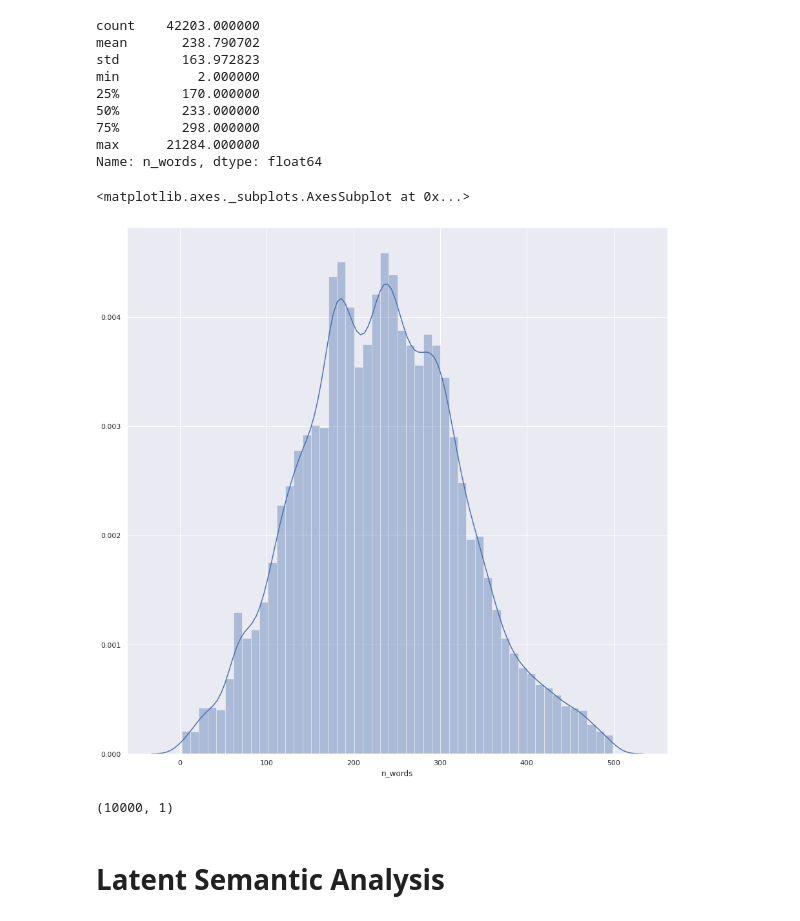
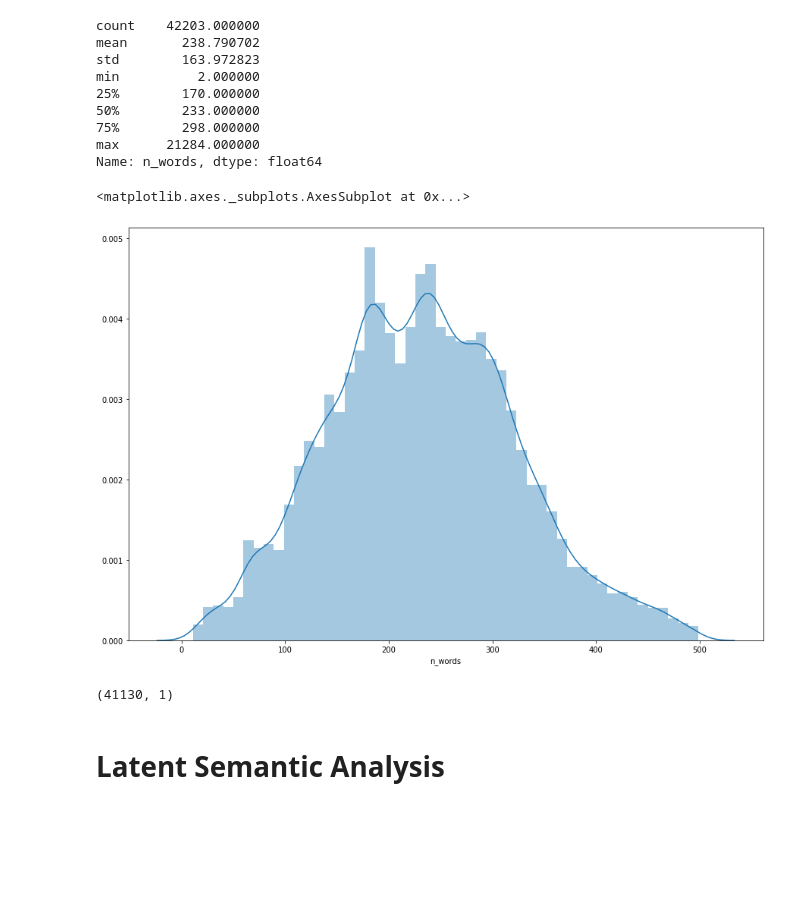
Before and after one commit to Midii-11/IRTM_SARS-COV2, a Jupyter notebook: information_extraction_colab.ipynb, the cells around one changed output. Drawn from its saved outputs; the diff is of its cells as text; code cells hidden in the pictures; blank space fills up the shorter version.

```diff
--- a/information_extraction_colab.ipynb
+++ b/information_extraction_colab.ipynb
@@ -207,17 +216,19 @@ max      21284.000000
 Name: n_words, dtype: float64
 # %%
 df = df[df.n_words<500]
+df = df[df.n_words>10]
 df = df[df.language=='en']
+plt.figure(figsize=(15,10))
 sns.distplot(df.n_words)
 # %% [output]
 <matplotlib.axes._subplots.AxesSubplot at 0x...>
-[figure, old version]
+[figure, new version]
 # %%
 df = df.drop(['language', 'n_words'], axis=1)
-df = df.sample(n=10000)
+#df = df.sample(n=10000)
 df.shape
 # %% [output]
-(10000, 1)
+(41130, 1)
 # %% [markdown]
 # Latent Semantic Analysis
 # %% [markdown]
```
Also changed, not shown: parts of 27 cells of this notebook.
